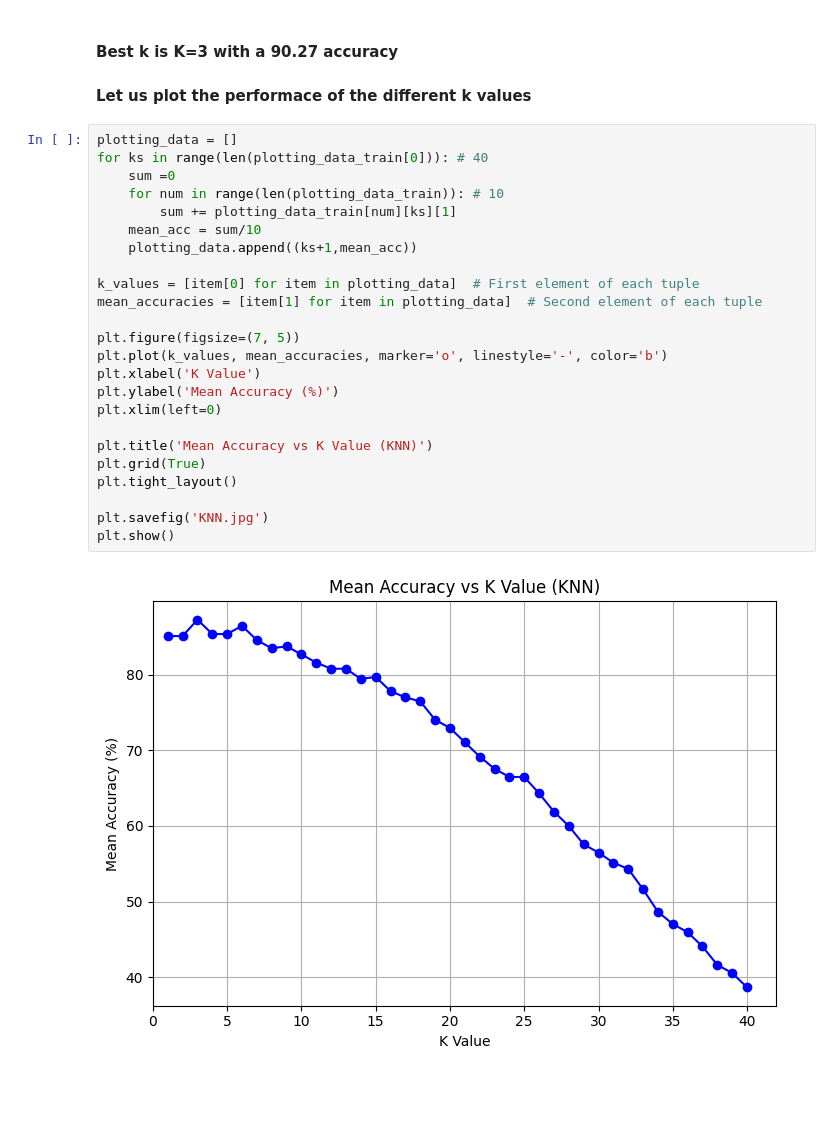
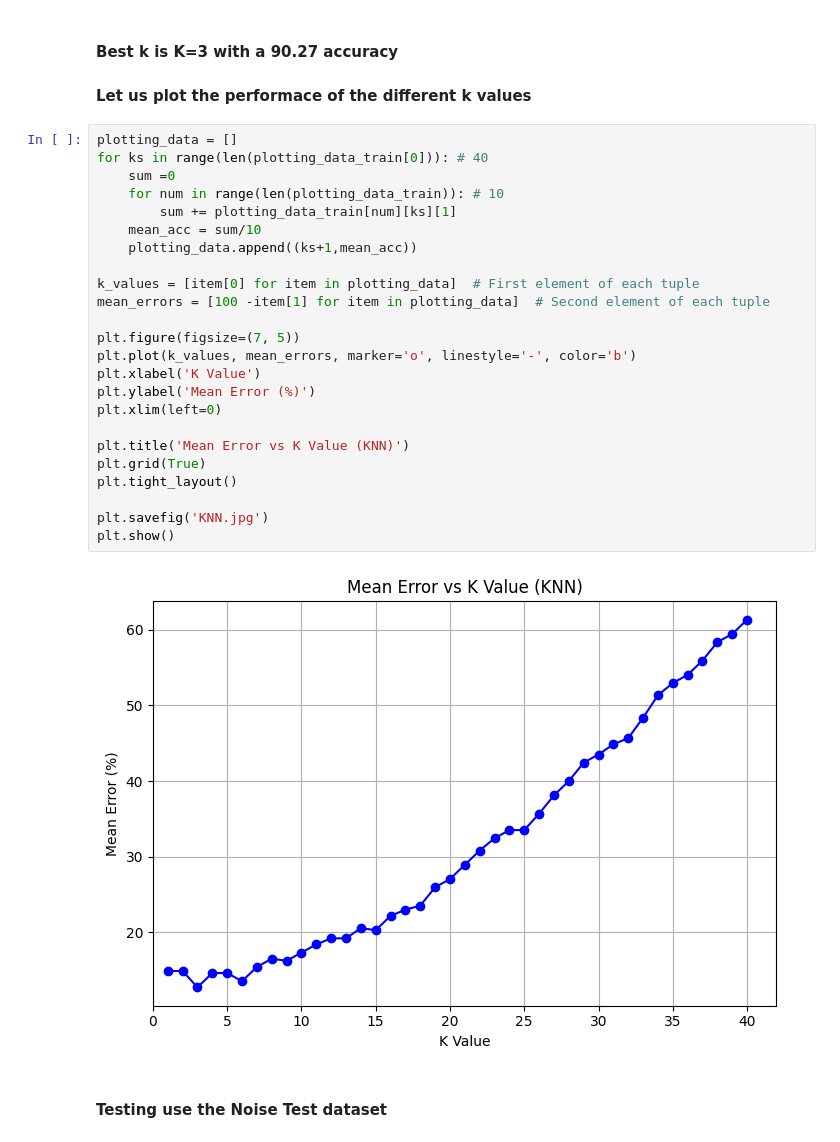
Before and after one commit to alyelaswad/knn-character-classifier, a Jupyter notebook: src/character-classifier.ipynb, the cells around one changed output. Saved outputs shown, nothing was run; the diff lists cells and outputs as text; blank space fills up the shorter version.

```diff
--- a/src/character-classifier.ipynb
+++ b/src/character-classifier.ipynb
@@ -114,26 +114,28 @@ print(best_k_cv,avg_accuracy)
 # %%
 plotting_data = []
 for ks in range(len(plotting_data_train[0])): # 40
     sum =0
     for num in range(len(plotting_data_train)): # 10
         sum += plotting_data_train[num][ks][1]
     mean_acc = sum/10
     plotting_data.append((ks+1,mean_acc))
 
 k_values = [item[0] for item in plotting_data]  # First element of each tuple
-mean_accuracies = [item[1] for item in plotting_data]  # Second element of each tuple
+mean_errors = [100 -item[1] for item in plotting_data]  # Second element of each tuple
 
 plt.figure(figsize=(7, 5))
-plt.plot(k_values, mean_accuracies, marker='o', linestyle='-', color='b')
+plt.plot(k_values, mean_errors, marker='o', linestyle='-', color='b')
 plt.xlabel('K Value')
-plt.ylabel('Mean Accuracy (%)')
+plt.ylabel('Mean Error (%)')
 plt.xlim(left=0)
 
-plt.title('Mean Accuracy vs K Value (KNN)')
+plt.title('Mean Error vs K Value (KNN)')
 plt.grid(True)
 plt.tight_layout()
 
 plt.savefig('KNN.jpg')
 plt.show()
 # %% [output]
-[figure, old version]
+[figure, new version]
+# %% [markdown]
+#### Testing use the Noise Test dataset
```
Also changed, not shown: parts of 4 cells of this notebook, 3 other files.
